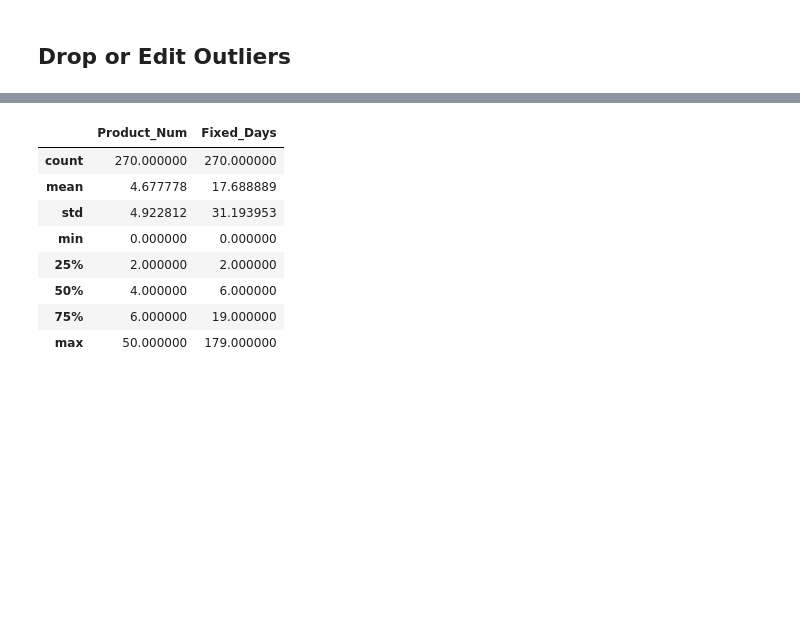
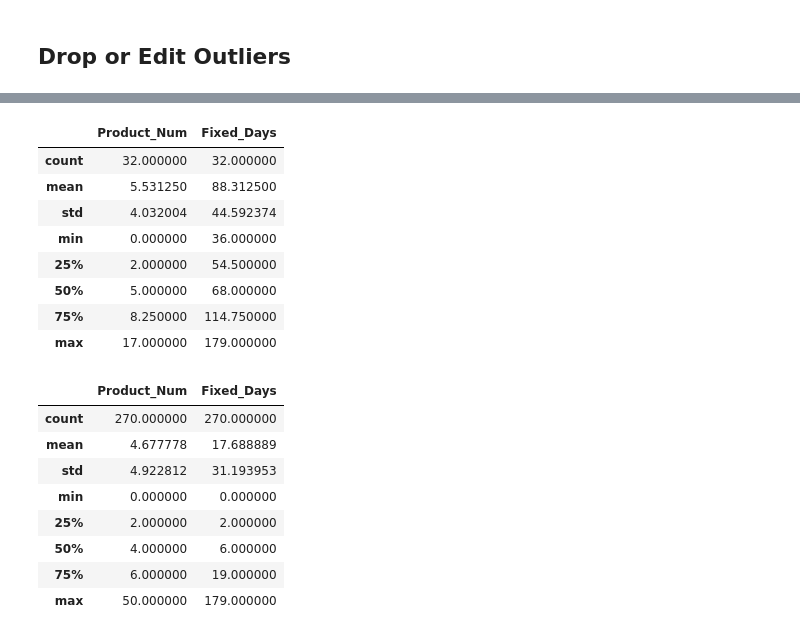
Before and after one commit to robertmounce/Python_Portfolio, a Jupyter notebook: wheel-fun-rentals-cleaning-and-basic-analysis.ipynb, the cells around one changed output, grey strips where cells are left out. Cells and saved outputs as stored; diff of their text form; code cells hidden in the pictures; blank space fills up the shorter version.

```diff
--- a/wheel-fun-rentals-cleaning-and-basic-analysis.ipynb
+++ b/wheel-fun-rentals-cleaning-and-basic-analysis.ipynb
@@ -604,3 +651,15 @@ July_21reports.head()
+# %%
+outliers.describe()
+# %% [output]
+|  | Product_Num | Fixed_Days |
+| count | 32.000000 | 32.000000 |
+| mean | 5.531250 | 88.312500 |
+| std | 4.032004 | 44.592374 |
+| min | 0.000000 | 36.000000 |
+| 25% | 2.000000 | 54.500000 |
+| 50% | 5.000000 | 68.000000 |
+| 75% | 8.250000 | 114.750000 |
+| max | 17.000000 | 179.000000 |
 # %%
 df.describe()
 # %% [output]
```
Also changed, not shown: parts of 13 cells of this notebook.
